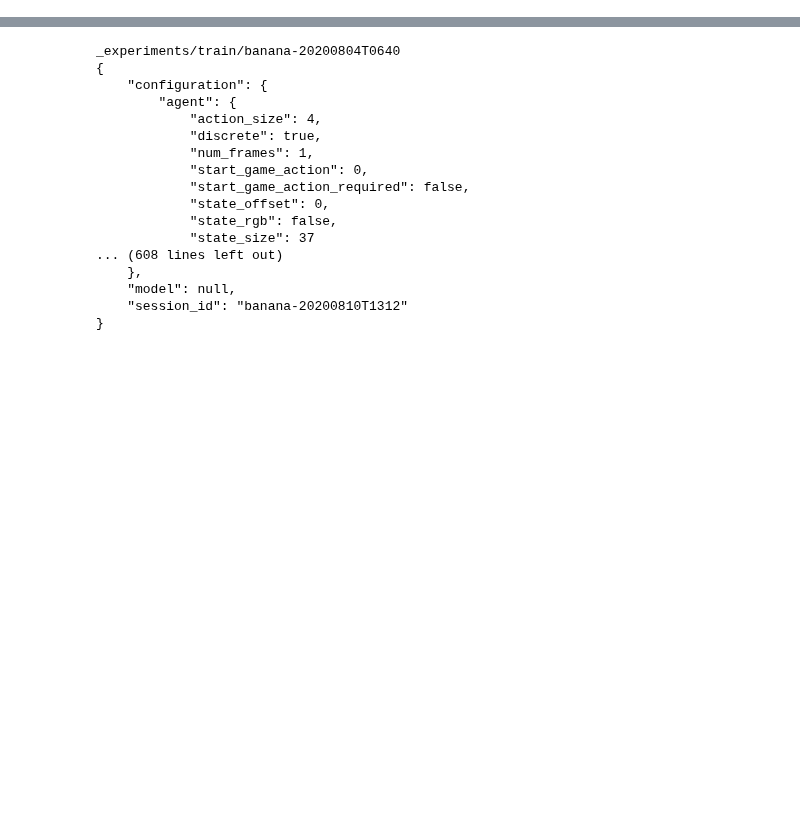
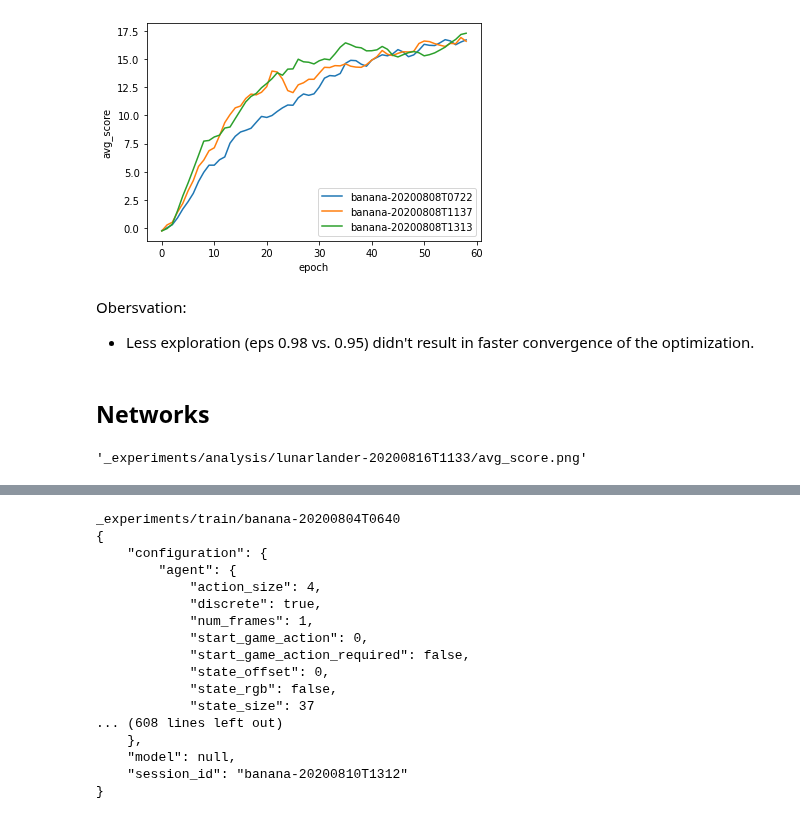
Before and after one commit to miharothl/und-drl-navigation, a Jupyter notebook: analysis.ipynb, the cells around one changed output, grey strips where cells are left out. Cells and saved outputs as stored; diff of their text form; code cells hidden in the pictures; blank space fills up the shorter version.

```diff
--- a/analysis.ipynb
+++ b/analysis.ipynb
@@ -17,0 +47,20 @@ analyzer = Analyzer(config, environment.get_session_id())
+# %%
+analyzer.compare_train_epoch_cols(experiments_eps, 'avg_score', True)
+# %% [output]
+[figure, added]
+# %% [markdown]
+Obersvation:
+* Less exploration (eps 0.98 vs. 0.95) didn't result in faster convergence of the optimization.
+# %% [markdown]
+## Networks
+# %%
+experiments = [
+    '_experiments/train/banana-20200804T0902', # dueling - eps 0.995 - hidden_layers 64,64   - num_frames 1
+    '_experiments/train/banana-20200808T1313', # double  - eps 0.995 - hidden_layers 64,64   - num_frames 1
+    '_experiments/train/banana-20200808T1628', # double  - eps 0.995 - hidden_layers 128:128 - num_frames 1
+    '_experiments/train/banana-20200809T0757', # dueling - eps 0.995 - hidden_layers 128:128 - num_frames 1
+]
+
+analyzer.compare_train_epoch_cols(experiments, 'avg_score', False)
+# %% [output]
+'_experiments/analysis/lunarlander-20200816T1133/avg_score.png'
```
Also changed, not shown: parts of 20 cells of this notebook, 2 other files.
